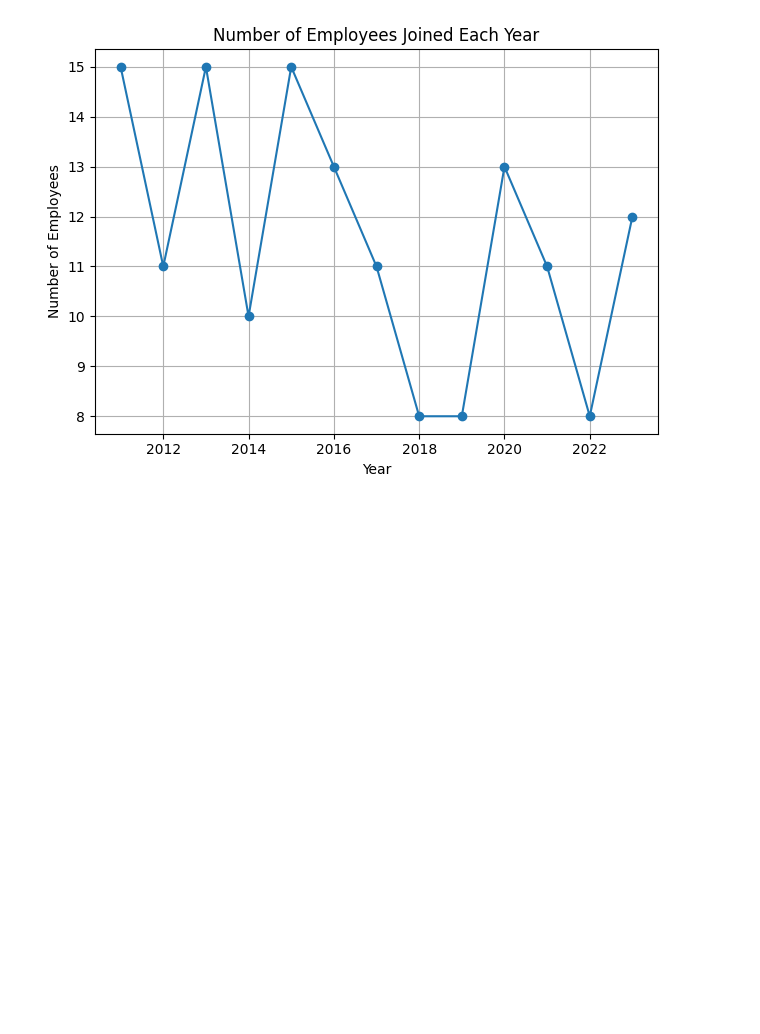
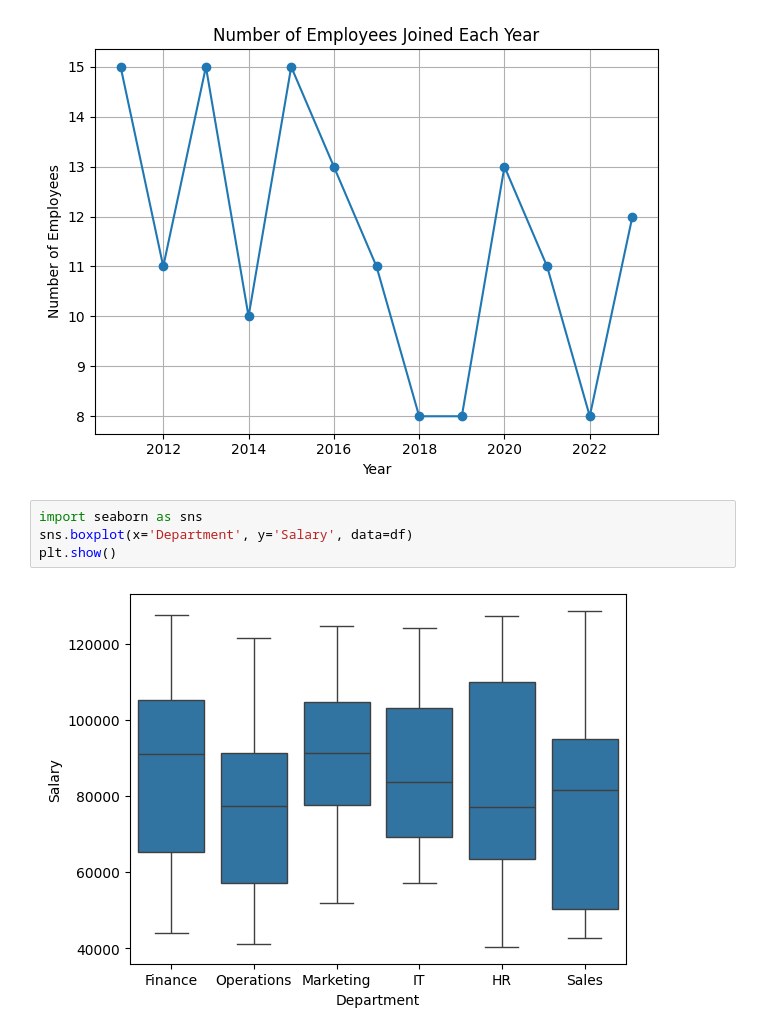
Before and after one commit to NadirAliOfficial/Data-Science-Course-IBA, a Jupyter notebook: classes/w3d5.ipynb, the cells around one changed output. Saved outputs shown, nothing was run; the diff lists cells and outputs as text; blank space fills up the shorter version.

Commit message:
boxplot

```diff
--- a/classes/w3d5.ipynb
+++ b/classes/w3d5.ipynb
@@ -75,3 +75,9 @@ plt.tight_layout()
 plt.show()
 # %% [output]
 [figure]
+# %%
+import seaborn as sns
+sns.boxplot(x='Department', y='Salary', data=df)
+plt.show()
+# %% [output]
+[figure, added]
```
